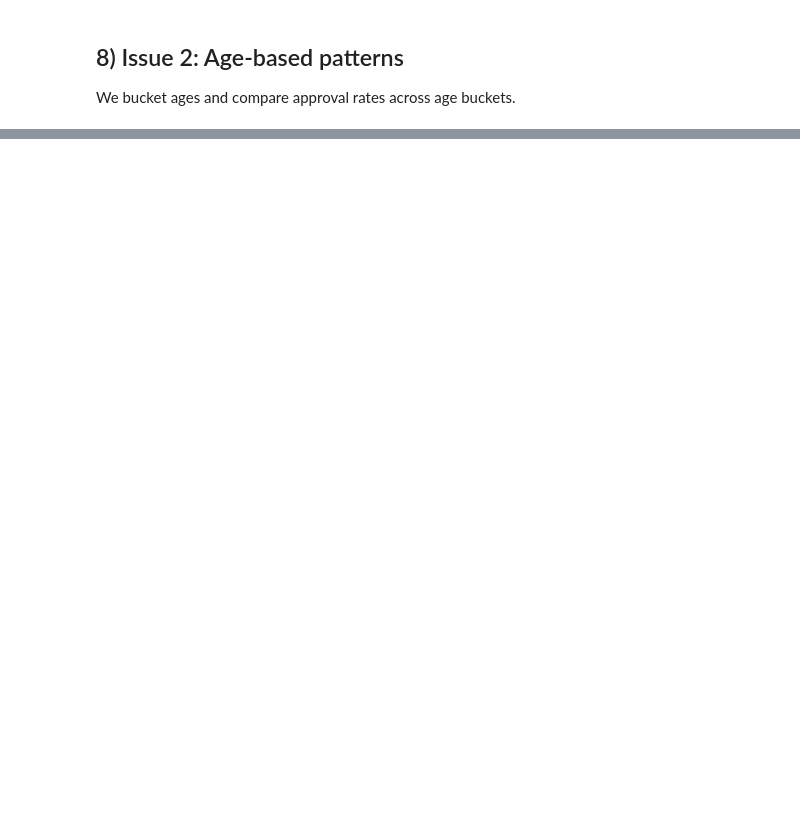
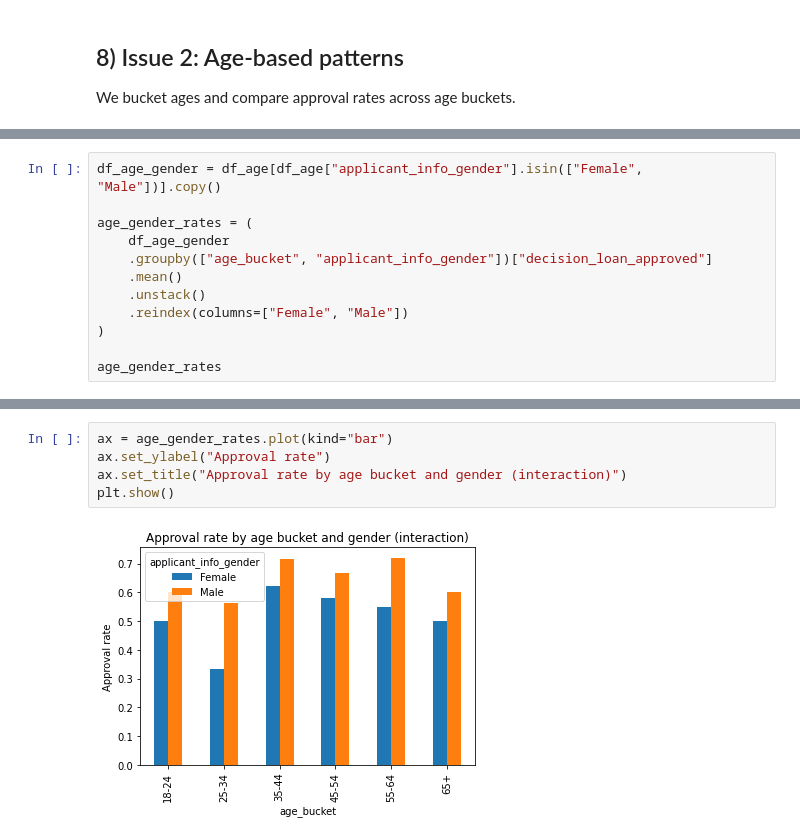
Before and after one commit to henrikpkr/dego-project-team4, a Jupyter notebook: notebooks/02-bias-analysis.ipynb, the cells around one changed output, grey strips where cells are left out. Drawn from its saved outputs; the diff is of its cells as text; blank space fills up the shorter version.

```diff
--- a/notebooks/02-bias-analysis.ipynb
+++ b/notebooks/02-bias-analysis.ipynb
@@ -198,0 +249,12 @@ age_counts, age_rates
+# %%
+df_age_gender = df_age[df_age["applicant_info_gender"].isin(["Female", "Male"])].copy()
+
+age_gender_rates = (
+    df_age_gender
+    .groupby(["age_bucket", "applicant_info_gender"])["decision_loan_approved"]
+    .mean()
+    .unstack()
+    .reindex(columns=["Female", "Male"])
+)
+
+age_gender_rates
@@ -198,0 +270,7 @@ age_counts, age_rates
+# %%
+ax = age_gender_rates.plot(kind="bar")
+ax.set_ylabel("Approval rate")
+ax.set_title("Approval rate by age bucket and gender (interaction)")
+plt.show()
+# %% [output]
+[figure, added]
```
Also changed, not shown: parts of 25 cells of this notebook.
